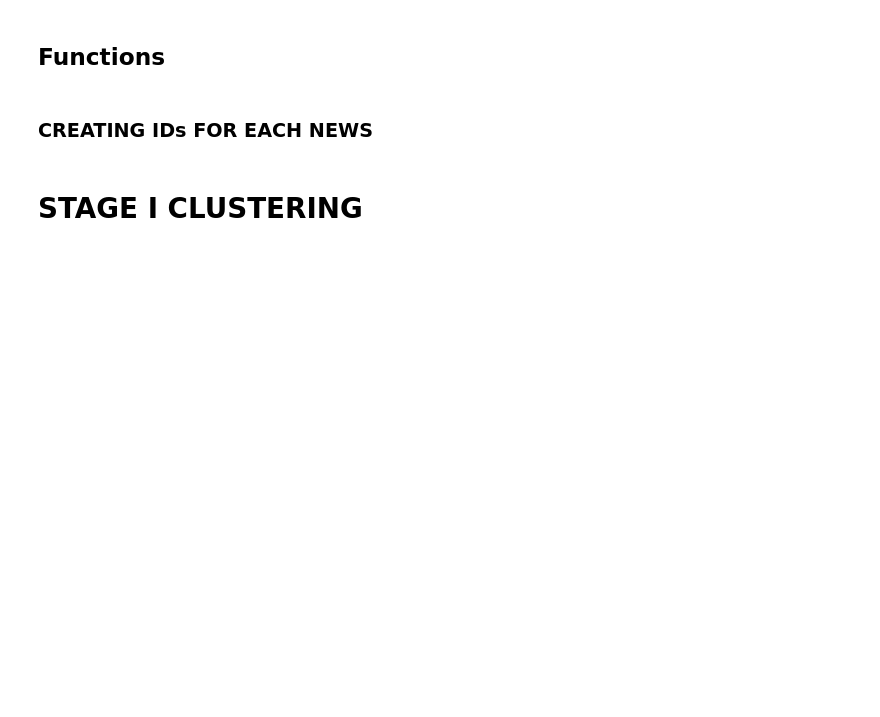
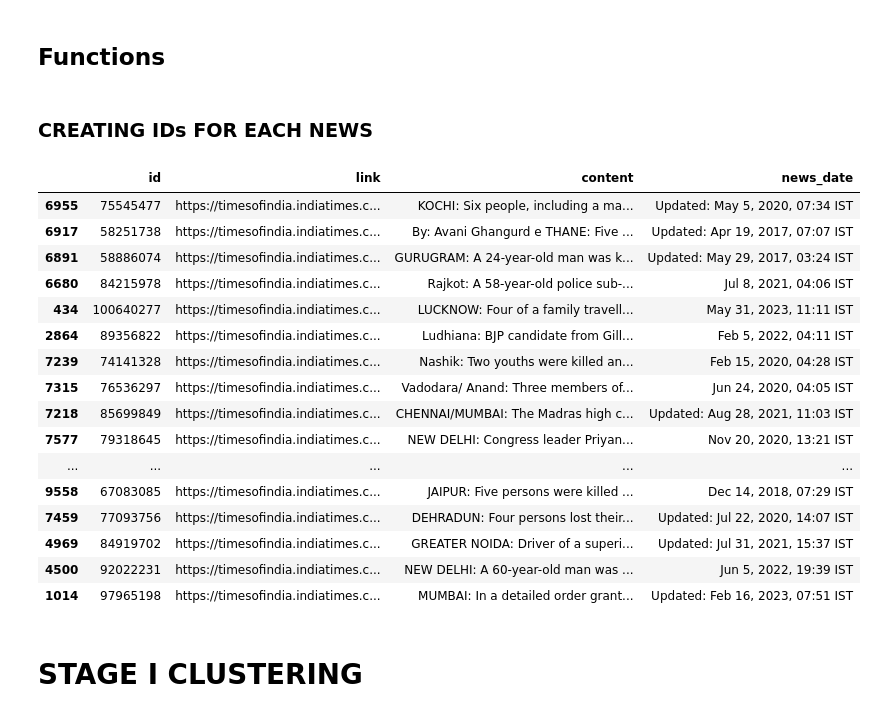
Before and after one commit to aakarshsurendra/road_nlp, a Jupyter notebook: 02_clustering/clustering.ipynb, the cells around one changed output. Drawn from its saved outputs; the diff is of its cells as text; code cells hidden in the pictures; blank space fills up the shorter version.

```diff
--- a/02_clustering/clustering.ipynb
+++ b/02_clustering/clustering.ipynb
@@ -78,11 +76,9 @@ def One_Liners(dataset):
 nlp = spacy.load("en_core_web_trf")
 
 #Picking the output from the 01_extraction
-file_path = '../01_extraction/output/data_road.csv'
+file_path = 'data_road.csv'
 
 dataframe = pd.read_csv(file_path)
-# %%
-dataframe = dataframe.sample(5)
 # %% [markdown]
 ### CREATING IDs FOR EACH NEWS
 # %%
@@ -93,3 +91,23 @@ dataframe = dataframe[order]
+# %%
+dataframe
+# %% [output]
+|  | id | link | content | news_date |
+| 6955 | 75545477 | https://timesofindia.indiatimes.c... | KOCHI: Six people, including a ma... | Updated: May 5, 2020, 07:34 IST |
+| 6917 | 58251738 | https://timesofindia.indiatimes.c... | By: Avani Ghangurd e THANE: Five ... | Updated: Apr 19, 2017, 07:07 IST |
+| 6891 | 58886074 | https://timesofindia.indiatimes.c... | GURUGRAM: A 24-year-old man was k... | Updated: May 29, 2017, 03:24 IST |
+| 6680 | 84215978 | https://timesofindia.indiatimes.c... | Rajkot: A 58-year-old police sub-... | Jul 8, 2021, 04:06 IST |
+| 434 | 100640277 | https://timesofindia.indiatimes.c... | LUCKNOW: Four of a family travell... | May 31, 2023, 11:11 IST |
+| 2864 | 89356822 | https://timesofindia.indiatimes.c... | Ludhiana: BJP candidate from Gill... | Feb 5, 2022, 04:11 IST |
+| 7239 | 74141328 | https://timesofindia.indiatimes.c... | Nashik: Two youths were killed an... | Feb 15, 2020, 04:28 IST |
+| 7315 | 76536297 | https://timesofindia.indiatimes.c... | Vadodara/ Anand: Three members of... | Jun 24, 2020, 04:05 IST |
+| 7218 | 85699849 | https://timesofindia.indiatimes.c... | CHENNAI/MUMBAI: The Madras high c... | Updated: Aug 28, 2021, 11:03 IST |
+| 7577 | 79318645 | https://timesofindia.indiatimes.c... | NEW DELHI: Congress leader Priyan... | Nov 20, 2020, 13:21 IST |
+| ... | ... | ... | ... | ... |
+| 9558 | 67083085 | https://timesofindia.indiatimes.c... | JAIPUR: Five persons were killed ... | Dec 14, 2018, 07:29 IST |
+| 7459 | 77093756 | https://timesofindia.indiatimes.c... | DEHRADUN: Four persons lost their... | Updated: Jul 22, 2020, 14:07 IST |
+| 4969 | 84919702 | https://timesofindia.indiatimes.c... | GREATER NOIDA: Driver of a superi... | Updated: Jul 31, 2021, 15:37 IST |
+| 4500 | 92022231 | https://timesofindia.indiatimes.c... | NEW DELHI: A 60-year-old man was ... | Jun 5, 2022, 19:39 IST |
+| 1014 | 97965198 | https://timesofindia.indiatimes.c... | MUMBAI: In a detailed order grant... | Updated: Feb 16, 2023, 07:51 IST |
 # %% [markdown]
 # STAGE I CLUSTERING
 # %% [markdown]
```
Also changed, not shown: parts of 38 cells of this notebook, 24 other files.
